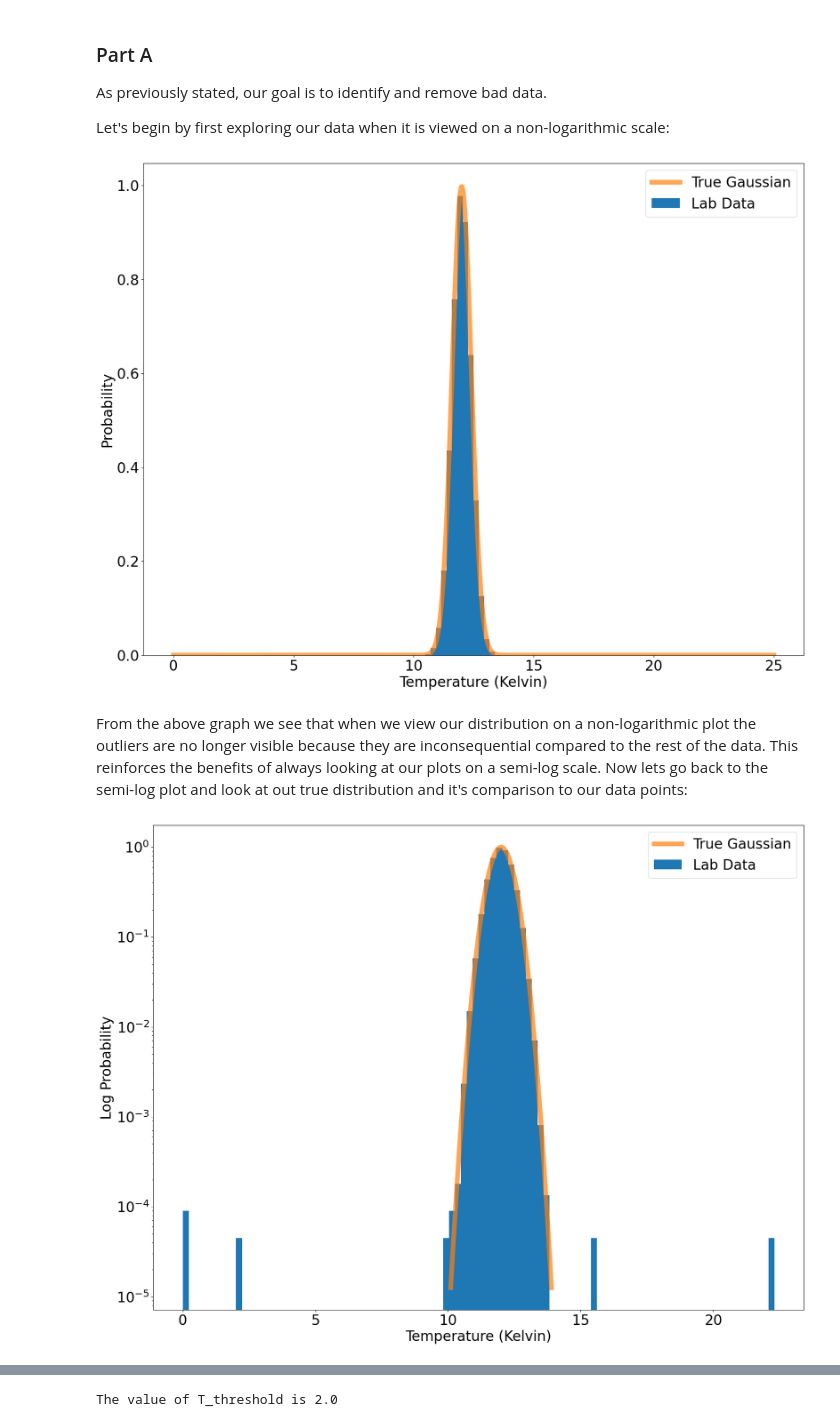
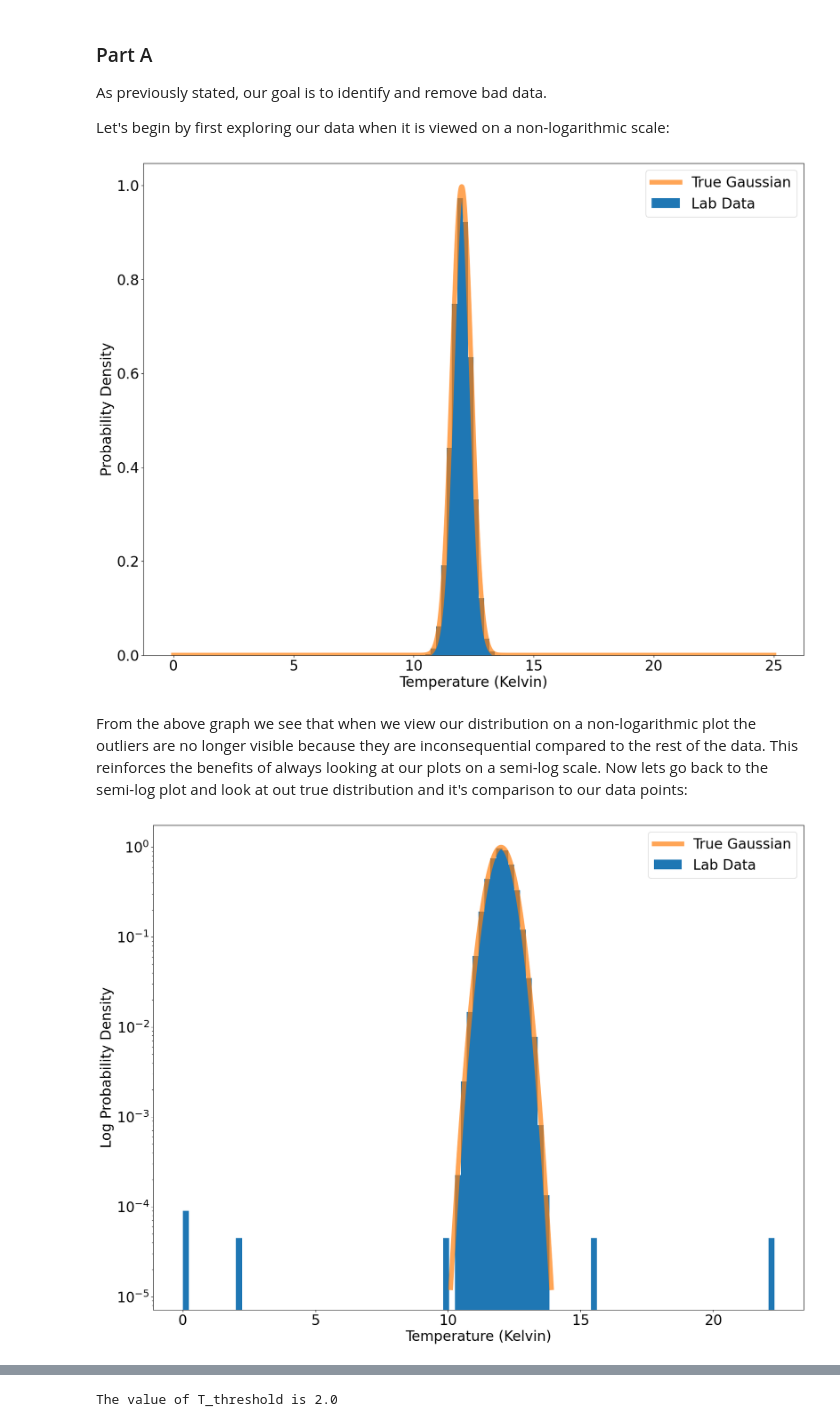
Before and after one commit to williamdolsen/phys434-21au, a Jupyter notebook: labs/lab3/lab3.ipynb, the cells around one changed output, grey strips where cells are left out. Cells and saved outputs as stored; diff of their text form; code cells hidden in the pictures.

```diff
--- a/labs/lab3/lab3.ipynb
+++ b/labs/lab3/lab3.ipynb
@@ -65,28 +65,28 @@ ax.hist(draw, 100, density=True, label="Lab Data")
 ax.plot(xs_true_gaus, probs_true_gaus, linewidth=8, alpha=0.7, label="True Gaussian")
 plt.tick_params(labelsize = 24)
 plt.xlabel('Temperature (Kelvin)', fontsize=24)
-plt.ylabel('Probability', fontsize=24)
+plt.ylabel('Probability Density', fontsize=24)
 plt.legend(fontsize=24)
 plt.show()
 # %% [output]
-[figure, old version]
+[figure, new version]
 # %% [markdown]
 From the above graph we see that when we view our distribution on a non-logarithmic plot the outliers are no longer visible because they are inconsequential compared to the rest of the data.  This reinforces the benefits of always looking at our plots on a semi-log scale.  Now lets go back to the semi-log plot and look at out true distribution and it's comparison to our data points:
 # %%
 xs_true_gaus_truncated = np.linspace(10.1, 13.9, 1000)
 probs_true_gaus_truncated = stats.norm.pdf(xs_true_gaus_truncated, loc=mean_temp, scale=std_temp)
 
 fig, ax = plt.subplots(1, 1)
 ax.hist(draw, 100, density=True, label="Lab Data")
 ax.plot(xs_true_gaus_truncated, probs_true_gaus_truncated, linewidth=8, alpha=0.7, label="True Gaussian")
 plt.tick_params(labelsize = 24)
 plt.yscale('log')
 plt.xlabel('Temperature (Kelvin)', fontsize=24)
-plt.ylabel('Log Probability', fontsize=24)
+plt.ylabel('Log Probability Density', fontsize=24)
 plt.legend(fontsize=24)
 plt.show()
 # %% [output]
-[figure, old version]
+[figure, new version]
 # %% [markdown]
 From the above plot we see that the outliers are unrelated to the true Gaussian distribution entirely.  We also see from the plot on a non-logarithmic scale that the Gaussian rare events begin when the temperature is less than about 10 Kelvin or larger than around 14 Kelvin.  Thus we can view these outliers as rare events when we have this Gaussian distribution - the event for which our background would produce one of these outliers has a very small probability.
 
```
Also changed, not shown: parts of 8 cells of this notebook.
